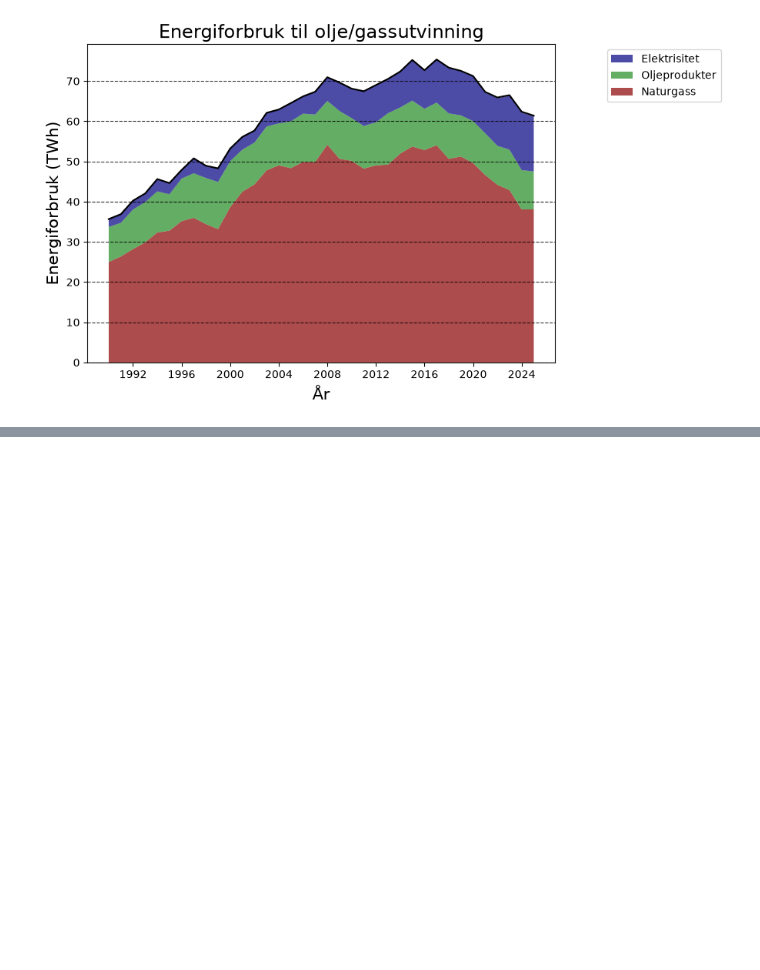
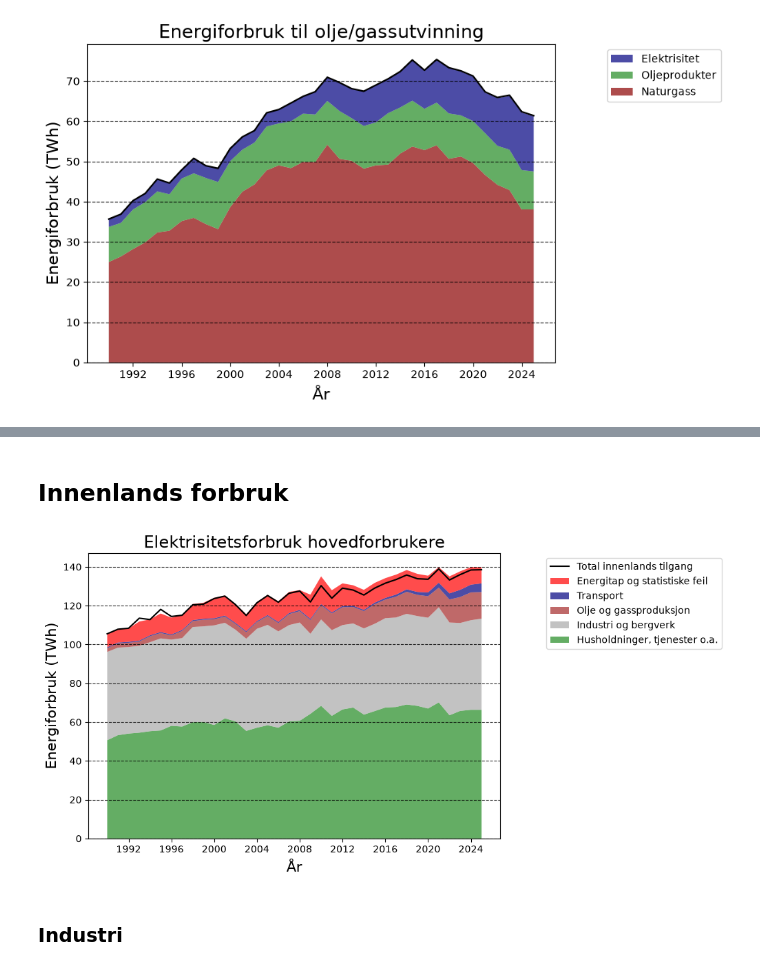
Before and after one commit to Oyvind-Aas/Electricity_and_Energy, a Jupyter notebook: Norway_energy.ipynb, the cells around one changed output, grey strips where cells are left out. Drawn from its saved outputs; the diff is of its cells as text; code cells hidden in the pictures; blank space fills up the shorter version.

```diff
--- a/Norway_energy.ipynb
+++ b/Norway_energy.ipynb
@@ -70,0 +148,46 @@ plt.show()
+# %% [markdown]
+## Innenlands forbruk
+# %%
+andre = elektrisitet.loc[elektrisitet.energibalansepost == '12.3 Andre forbruksgrupper', 'value'].to_numpy()
+industri = elektrisitet.loc[elektrisitet.energibalansepost == '12.1 Industri og bergverk', 'value'].to_numpy()
+transport = elektrisitet.loc[elektrisitet.energibalansepost == '12.2 Transport', 'value'].to_numpy()
+oljeproduksjon = elektrisitet.loc[elektrisitet.energibalansepost == '8 Eget forbruk i energiproduserende sektor', 'value'].to_numpy()
+svinn = elektrisitet.loc[elektrisitet.energibalansepost == '7 Transformasjon', 'value'].to_numpy() + elektrisitet.loc[elektrisitet.energibalansepost == '9 Svinn', 'value'].to_numpy() + elektrisitet.loc[elektrisitet.energibalansepost == '13 Statistiske feil (6+7-8-9-10)', 'value'].to_numpy()
+# %%
+fig, ax = plt.subplots()
+
+ax.set_xlabel('År', fontsize = 15)
+ax.set_ylabel('Energiforbruk (TWh)', color='black', fontsize = 15)
+
+ax.stackplot(
+    elektrisitet['år'].unique().astype(int),
+    andre / 1e3,
+    industri / 1e3,
+    oljeproduksjon / 1e3,
+    transport / 1e3,
+    svinn / 1e3,
+    labels=['Husholdninger, tjenester o.a.', 'Industri og bergverk', 'Olje og gassproduksjon', 'Transport', 'Energitap og statistiske feil'],
+    colors=['forestgreen', 'darkgrey', 'brown', 'navy', 'red'],
+    alpha=0.7
+)
+
+ax.xaxis.set_major_locator(MaxNLocator(integer=True))
+
+ax.plot(elektrisitet['år'].unique().astype(int),
+        (elektrisitet.loc[elektrisitet.energibalansepost == '6 Netto innenlands tilgang (1+2-3-4+5)', 'value']
+        + elektrisitet.loc[elektrisitet.energibalansepost == '7 Transformasjon', 'value'].to_numpy()
+        + elektrisitet.loc[elektrisitet.energibalansepost == '13 Statistiske feil (6+7-8-9-10)', 'value'].to_numpy()) / 1e3,
+        color = 'black', label = 'Total innenlands tilgang')
+
+fig.tight_layout()
+fig.set_figheight(5)
+fig.set_figwidth(7)
+ax.set_title('Elektrisitetsforbruk hovedforbrukere', fontsize = 17)
+ax.legend(fontsize='medium', loc='upper left', bbox_to_anchor=(1.1, 1), reverse=True)
+
+plt.grid(axis='y', linestyle='--', alpha=0.8, color ='black')
+plt.show()
+# %% [output]
+[figure, added]
+# %% [markdown]
+### Industri
```
Also changed, not shown: parts of 12 cells of this notebook.
